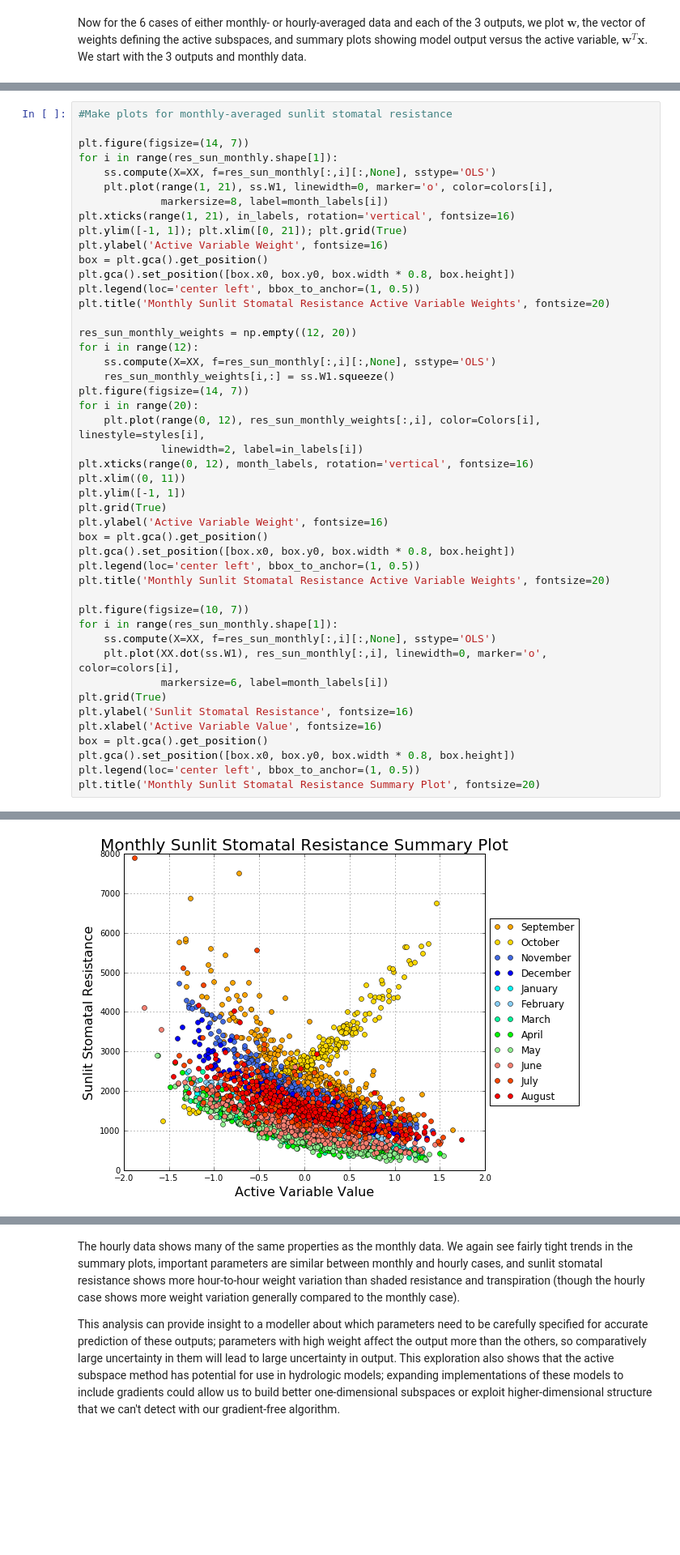
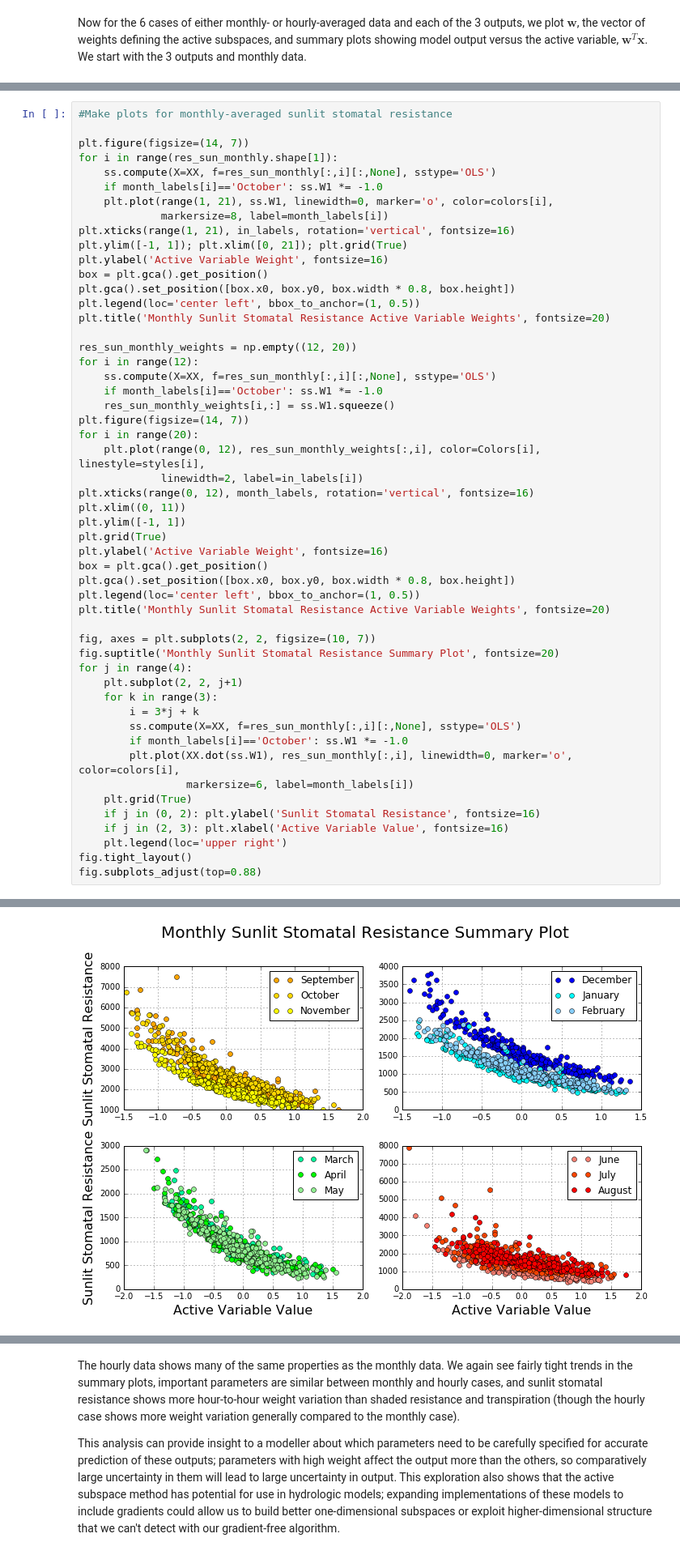
Before and after one commit to paulcon/as-data-sets, a Jupyter notebook: Stomatal_Resistance/Stomatal_Resistance.ipynb, the cells around one changed output, grey strips where cells are left out. Shown at 81% size. Drawn from its saved outputs; the diff is of its cells as text; blank space fills up the shorter version.

Commit message:
Second stomatal resistance draft

```diff
--- a/Stomatal_Resistance/Stomatal_Resistance.ipynb
+++ b/Stomatal_Resistance/Stomatal_Resistance.ipynb
@@ -241,6 +245,7 @@ plt.title('Monthly Shaded Stomatal Resistance Summary Plot', fontsize=20)
 plt.figure(figsize=(14, 7))
 for i in range(res_sun_monthly.shape[1]):
     ss.compute(X=XX, f=res_sun_monthly[:,i][:,None], sstype='OLS')
+    if month_labels[i]=='October': ss.W1 *= -1.0
     plt.plot(range(1, 21), ss.W1, linewidth=0, marker='o', color=colors[i],
              markersize=8, label=month_labels[i])
 plt.xticks(range(1, 21), in_labels, rotation='vertical', fontsize=16)
@@ -254,6 +259,7 @@ plt.title('Monthly Sunlit Stomatal Resistance Active Variable Weights', fontsize
 res_sun_monthly_weights = np.empty((12, 20))
 for i in range(12):
     ss.compute(X=XX, f=res_sun_monthly[:,i][:,None], sstype='OLS')
+    if month_labels[i]=='October': ss.W1 *= -1.0
     res_sun_monthly_weights[i,:] = ss.W1.squeeze()
 plt.figure(figsize=(14, 7))
 for i in range(20):
@@ -269,16 +275,20 @@ plt.gca().set_position([box.x0, box.y0, box.width * 0.8, box.height])
 plt.legend(loc='center left', bbox_to_anchor=(1, 0.5))
 plt.title('Monthly Sunlit Stomatal Resistance Active Variable Weights', fontsize=20)
 
-plt.figure(figsize=(10, 7))
-for i in range(res_sun_monthly.shape[1]):
-    ss.compute(X=XX, f=res_sun_monthly[:,i][:,None], sstype='OLS')
-    plt.plot(XX.dot(ss.W1), res_sun_monthly[:,i], linewidth=0, marker='o', color=colors[i],
-             markersize=6, label=month_labels[i])
-plt.grid(True)
-plt.ylabel('Sunlit Stomatal Resistance', fontsize=16)
-plt.xlabel('Active Variable Value', fontsize=16)
-box = plt.gca().get_position()
-plt.gca().set_position([box.x0, box.y0, box.width * 0.8, box.height])
-plt.legend(loc='center left', bbox_to_anchor=(1, 0.5))
-plt.title('Monthly Sunlit Stomatal Resistance Summary Plot', fontsize=20)
+fig, axes = plt.subplots(2, 2, figsize=(10, 7))
+fig.suptitle('Monthly Sunlit Stomatal Resistance Summary Plot', fontsize=20)
+for j in range(4):
+    plt.subplot(2, 2, j+1)
+    for k in range(3):
+        i = 3*j + k
+        ss.compute(X=XX, f=res_sun_monthly[:,i][:,None], sstype='OLS')
+        if month_labels[i]=='October': ss.W1 *= -1.0
+        plt.plot(XX.dot(ss.W1), res_sun_monthly[:,i], linewidth=0, marker='o', color=colors[i],
+                 markersize=6, label=month_labels[i])
+    plt.grid(True)
+    if j in (0, 2): plt.ylabel('Sunlit Stomatal Resistance', fontsize=16)
+    if j in (2, 3): plt.xlabel('Active Variable Value', fontsize=16)
+    plt.legend(loc='upper right')
+fig.tight_layout()
+fig.subplots_adjust(top=0.88)
 # %% [output]
@@ -288,4 +297,4 @@ plt.title('Monthly Sunlit Stomatal Resistance Summary Plot', fontsize=20)
-[figure, old version]
+[figure, new version]
 # %% [markdown]
 We can see fairly tight univariate trends in each summary plot, indicating that we can use the subspaces we've discovered to reasonably analyze sensitivity to input parameters. For transpiration, we see that bp, mp, and wj1 are the most important parameters, some others (qe25, kc25, vcmx25, ocr) have small contributions, and the rest have weight close to 0, meaning they don't have much influence on output. bp, mp, and wj1 are also the most important for characterizing shaded stomatal resistance, with most of the parameters having almost no weight. In contrast to transpiration and shaded stomatal resistance, which have fairly constant weights month-to-month, sunlit stomatal resistance shows a lot of seasonal variation in active variable weights and many more parameters are important at at least one point in the year.
 
```
Also changed, not shown: parts of 8 cells of this notebook.
